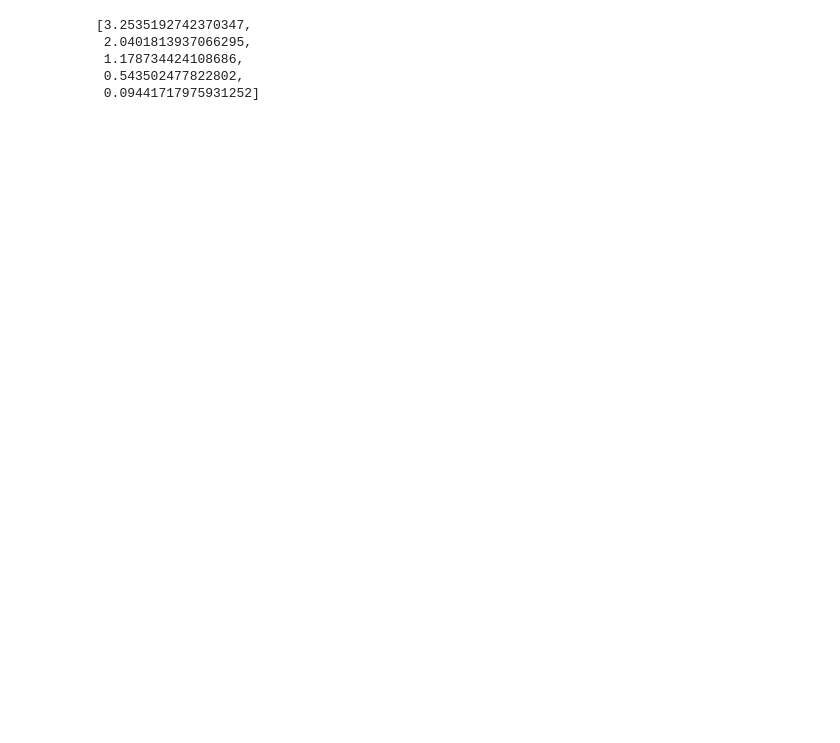
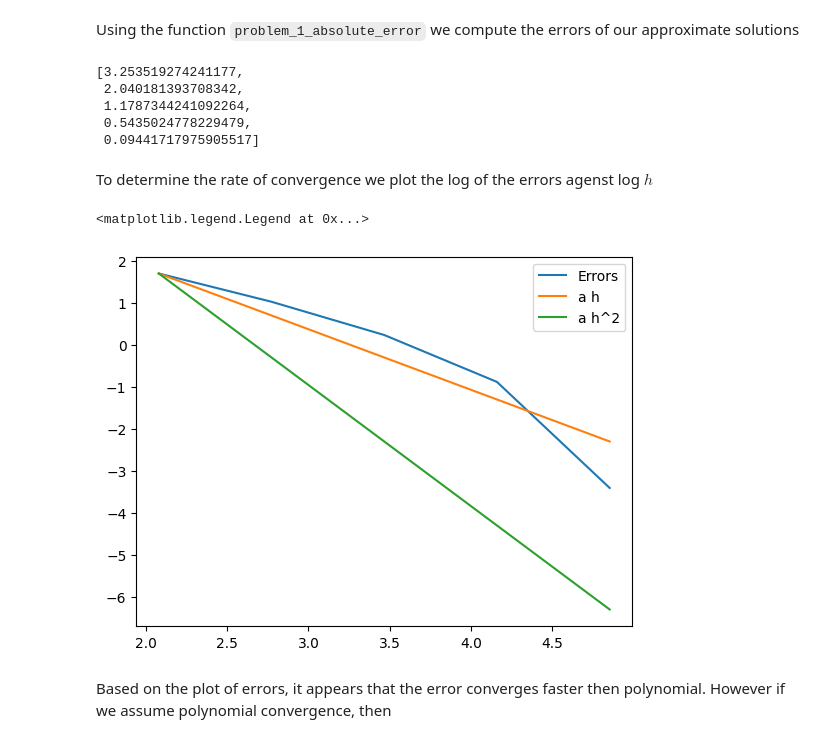
Before and after one commit to Nokorot/SciCompExercises, a Jupyter notebook: ProgSheet_1.ipynb, the cells around one changed output. Drawn from its saved outputs; the diff is of its cells as text; code cells hidden in the pictures; blank space fills up the shorter version.

```diff
--- a/ProgSheet_1.ipynb
+++ b/ProgSheet_1.ipynb
@@ -39,0 +50,3 @@ def ploblem_1_solve(n):
+# %%
+ns = np.array([8,16,32,64,128])
+us = [ problem_1_solve(n) for n in ns ]
@@ -47,6 +68,3 @@ def problem_1_plot(u, XY):
 
     ax.plot_surface(XY[0],XY[1],u.reshape(XY[0].shape))
     return fig
-# %%
-ns = [8,16,32,64,128]
-us = [ ploblem_1_solve(n) for n in ns ]
@@ -63,14 +79,28 @@ fig = problem_1_plot(*us[-1])
 # %%
-def problem_1_absolut_error(n, u_approx, XY):
+def problem_1_absolute_error(n, u_approx, XY):
     X, Y = XY
     u = np.sin(2*np.pi*X)*np.sin(np.pi*Y)
     return np.max(np.abs(u_approx - u.flatten()))
-# %%
-errors = [ problem_1_absolut_error(n, *un) for n, un in zip(ns,us) ]
-errors
-# %% [output]
-[3.2535192742370347,
- 2.0401813937066295,
- 1.178734424108686,
- 0.543502477822802,
- 0.09441717975931252]
+# %% [markdown]
+Using the function `problem_1_absolute_error` we compute the errors of our approximate solutions
+# %%
+errors = [ problem_1_absolute_error(n, *u) for n, u in zip(ns,us) ]
+errors
+# %% [output]
+[3.253519274241177,
+ 2.040181393708342,
+ 1.1787344241092264,
+ 0.5435024778229479,
+ 0.09441717975905517]
+# %% [markdown]
+To determine the rate of convergence we plot the log of the errors agenst log $h$
+# %%
+plt.plot(np.log(ns), np.log2(errors), label="Errors")
+plt.plot(np.log(ns), np.log2(errors[0]*(ns[0]/ns)), label="a h")
+plt.plot(np.log(ns), np.log2(errors[0]*(ns[0]/ns)**2), label="a h^2")
+plt.legend()
+# %% [output]
+<matplotlib.legend.Legend at 0x...>
+[figure, added]
+# %% [markdown]
+Based on the plot of errors, it appears that the error converges faster then polynomial. However if we assume polynomial convergence, then
```
Also changed, not shown: parts of 14 cells of this notebook, 1 other file.
